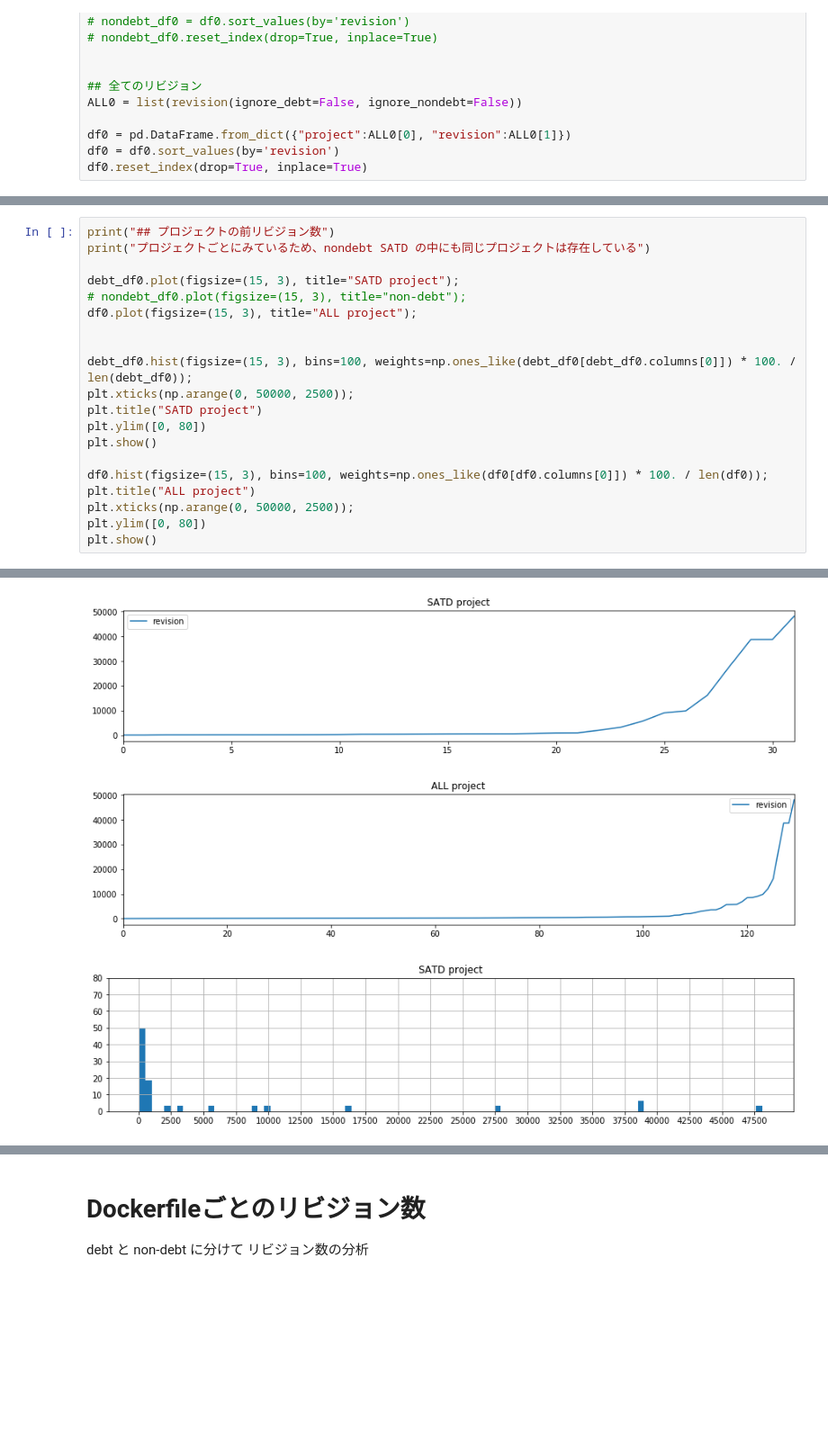
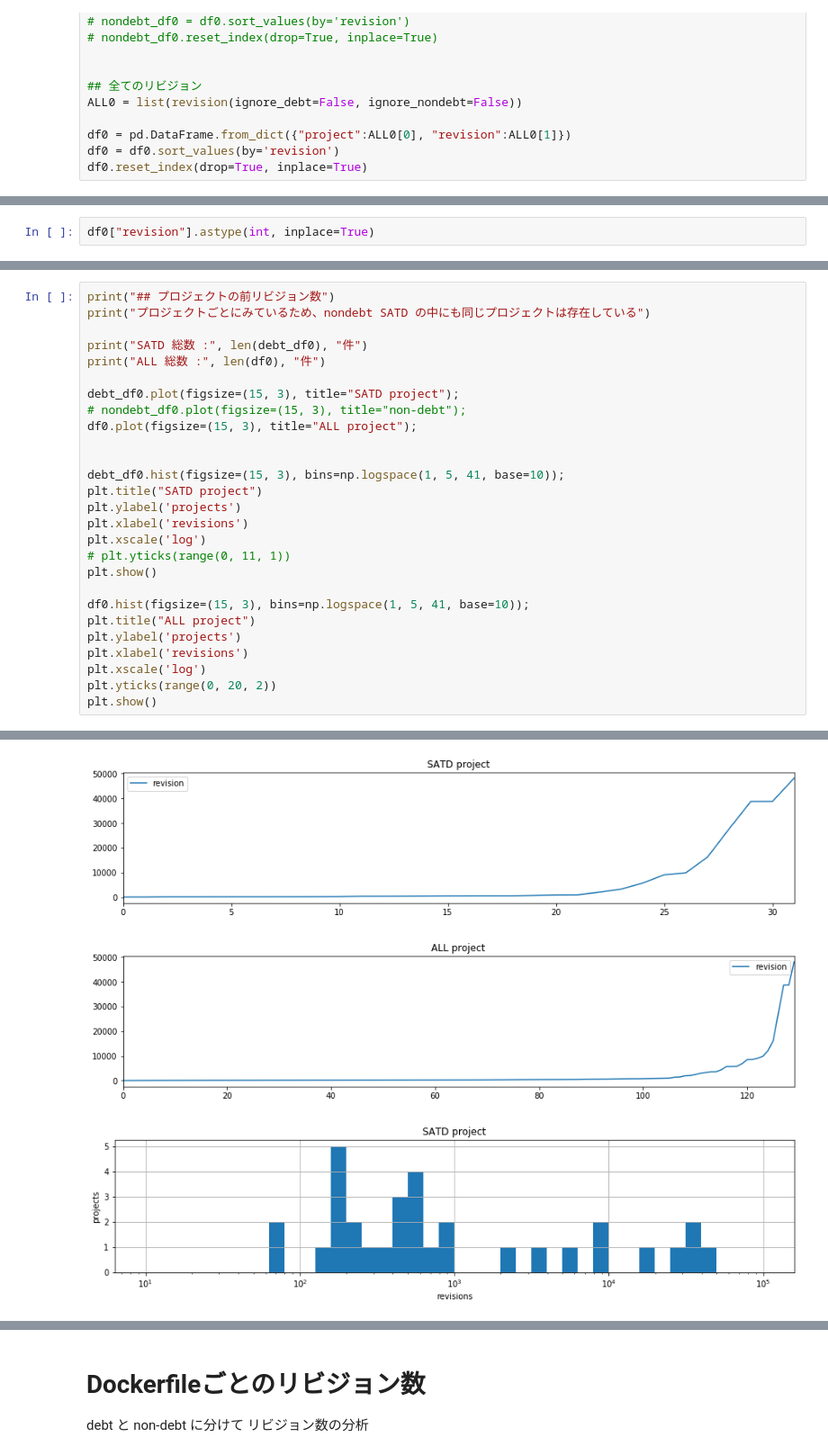
Before and after one commit to shin-shin-01/docker-satd, a Jupyter notebook: create_revision_graph.ipynb, the cells around one changed output, grey strips where cells are left out. Shown: that part at 90% size. Drawn from its saved outputs; the diff is of its cells as text; blank space fills up the shorter version.

Commit message:
fix graph label etc.

```diff
--- a/create_revision_graph.ipynb
+++ b/create_revision_graph.ipynb
@@ -94,0 +79,2 @@ df0
+# %%
+df0["revision"].astype(int, inplace=True)
@@ -95,22 +94,29 @@ df0
 # %%
 print("## プロジェクトの前リビジョン数")
 print("プロジェクトごとにみているため、nondebt SATD の中にも同じプロジェクトは存在している")
+
+print("SATD 総数 :", len(debt_df0), "件")
+print("ALL 総数 :", len(df0), "件")
 
 debt_df0.plot(figsize=(15, 3), title="SATD project");
 # nondebt_df0.plot(figsize=(15, 3), title="non-debt");
 df0.plot(figsize=(15, 3), title="ALL project");
 
 
-debt_df0.hist(figsize=(15, 3), bins=100, weights=np.ones_like(debt_df0[debt_df0.columns[0]]) * 100. / len(debt_df0));
-plt.xticks(np.arange(0, 50000, 2500));
+debt_df0.hist(figsize=(15, 3), bins=np.logspace(1, 5, 41, base=10));
 plt.title("SATD project")
-plt.ylim([0, 80])
+plt.ylabel('projects')
+plt.xlabel('revisions')
+plt.xscale('log')
+# plt.yticks(range(0, 11, 1))
 plt.show()
 
-df0.hist(figsize=(15, 3), bins=100, weights=np.ones_like(df0[df0.columns[0]]) * 100. / len(df0));
+df0.hist(figsize=(15, 3), bins=np.logspace(1, 5, 41, base=10));
 plt.title("ALL project")
-plt.xticks(np.arange(0, 50000, 2500));
-plt.ylim([0, 80])
+plt.ylabel('projects')
+plt.xlabel('revisions')
+plt.xscale('log')
+plt.yticks(range(0, 20, 2))
 plt.show()
 # %% [output]
 ## プロジェクトの前リビジョン数
@@ -118,3 +126,3 @@ plt.show()
 [figure]
 [figure]
-[figure, old version]
+[figure, new version]
```
Also changed, not shown: parts of 4 cells of this notebook.
